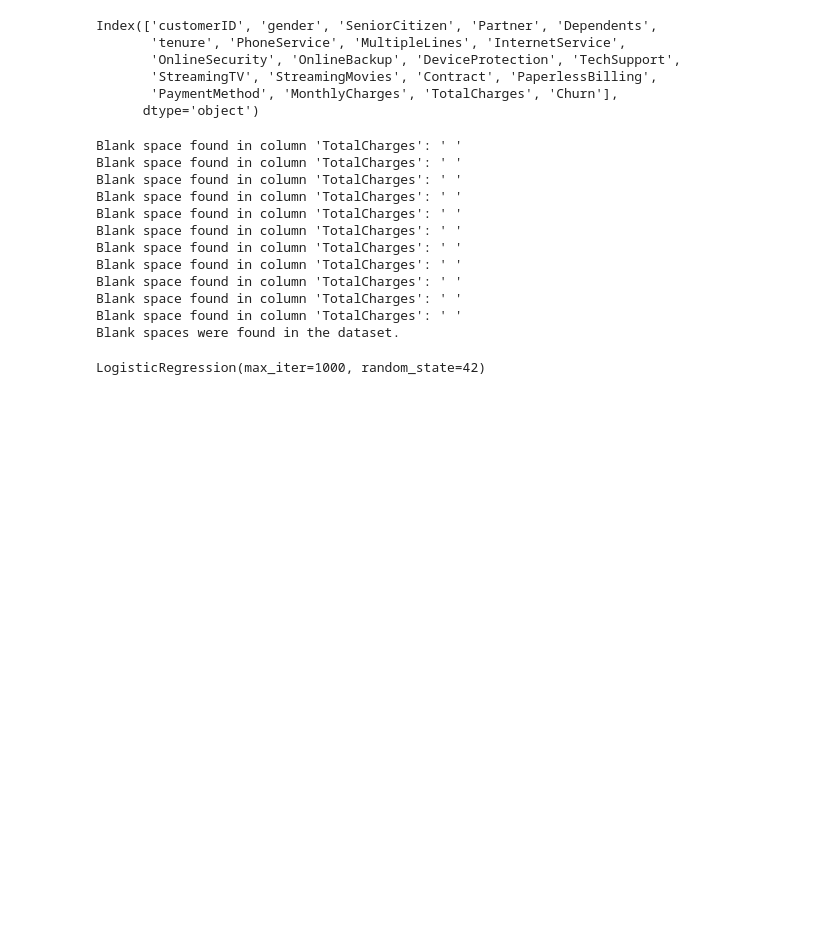
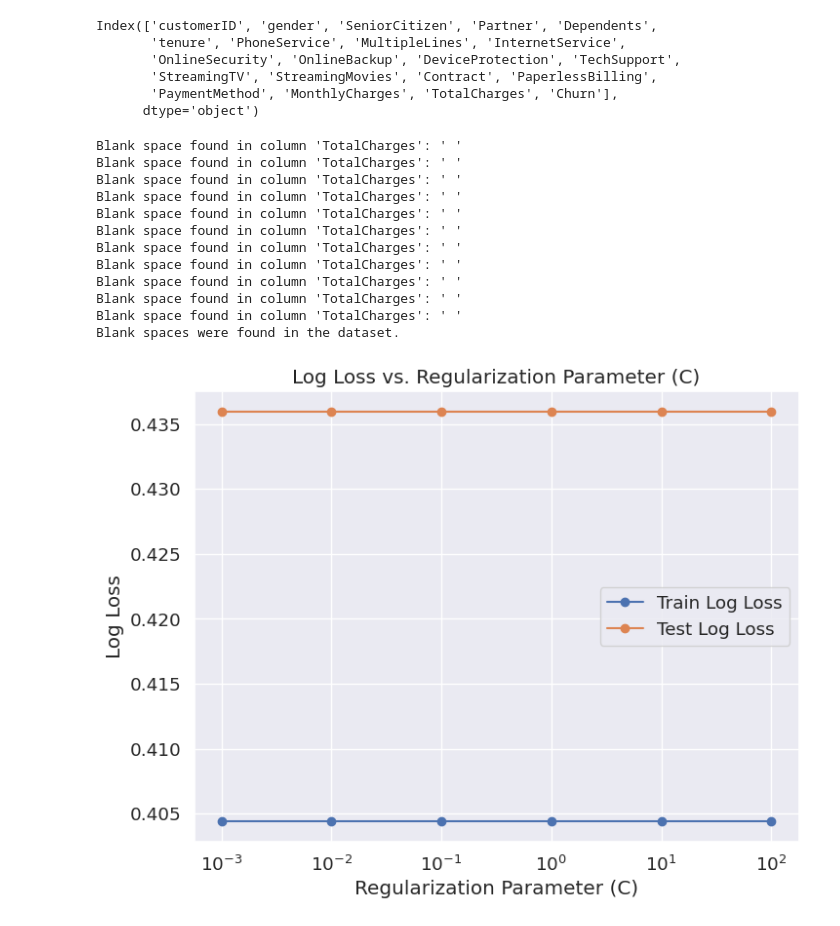
Before and after one commit to rahul-727/ML, a Jupyter notebook: 2348544_Lab5.ipynb, the cells around one changed output. Saved outputs shown, nothing was run; the diff lists cells and outputs as text; code cells hidden in the pictures; blank space fills up the shorter version.

```diff
--- a/2348544_Lab5.ipynb
+++ b/2348544_Lab5.ipynb
@@ -147,15 +147,39 @@ df = df.replace(' ', pd.NA)
 df = df.dropna()
 # %%
 #Logistic regression
+from sklearn.metrics import log_loss
 X = df.drop('Churn_Yes', axis=1)
 y = df['Churn_Yes']
 X_train, X_test, y_train, y_test = train_test_split(X, y, test_size=0.2, random_state=42)
 
+train_log_loss = []
+test_log_loss = []
 
-#buiding a baseine for logistic regression
-logistic_model = LogisticRegression(random_state=42,max_iter=1000)
+C_values = [0.001, 0.01, 0.1, 1, 10, 100]
+for C in C_values:
+  #buiding a baseine for logistic regression
+  logistic_model = LogisticRegression(random_state=42,max_iter=1000)
 
-#Train the model on the training data
-logistic_model.fit(X_train, y_train)
+  #Train the model on the training data
+  logistic_model.fit(X_train, y_train)
+  # Predict probabilities on both training and testing sets
+  y_train_prob = logistic_model.predict_proba(X_train)[:, 1]
+  y_test_prob = logistic_model.predict_proba(X_test)[:, 1]
+
+  # Calculate log loss and append to the lists
+  train_log_loss.append(log_loss(y_train, y_train_prob))
+  test_log_loss.append(log_loss(y_test, y_test_prob))
+
+# Plot the log loss curve
+plt.figure(figsize=(8, 6))
+plt.plot(C_values, train_log_loss, label='Train Log Loss', marker='o')
+plt.plot(C_values, test_log_loss, label='Test Log Loss', marker='o')
+plt.xlabel('Regularization Parameter (C)')
+plt.ylabel('Log Loss')
+plt.title('Log Loss vs. Regularization Parameter (C)')
+plt.xscale('log')
+plt.legend()
+plt.grid(True)
+plt.show()
 # %% [output]
-LogisticRegression(max_iter=1000, random_state=42)
+[figure, added]
```
Also changed, not shown: parts of 6 cells of this notebook.
